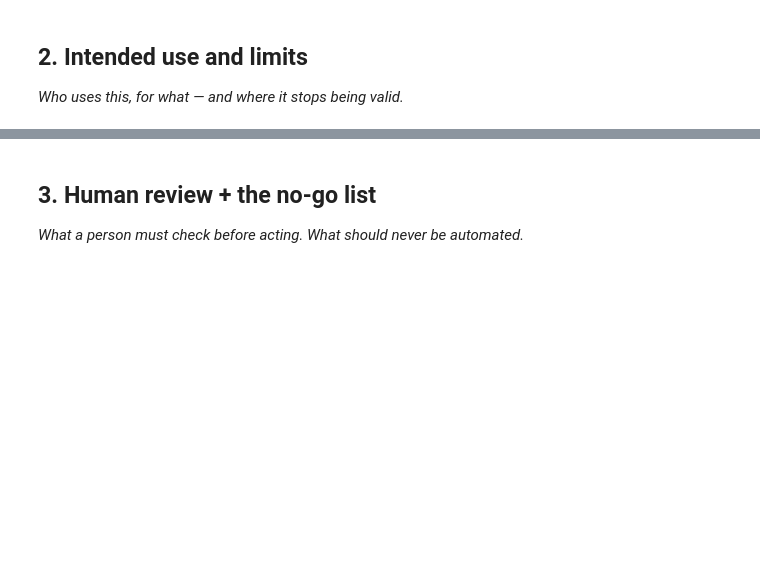
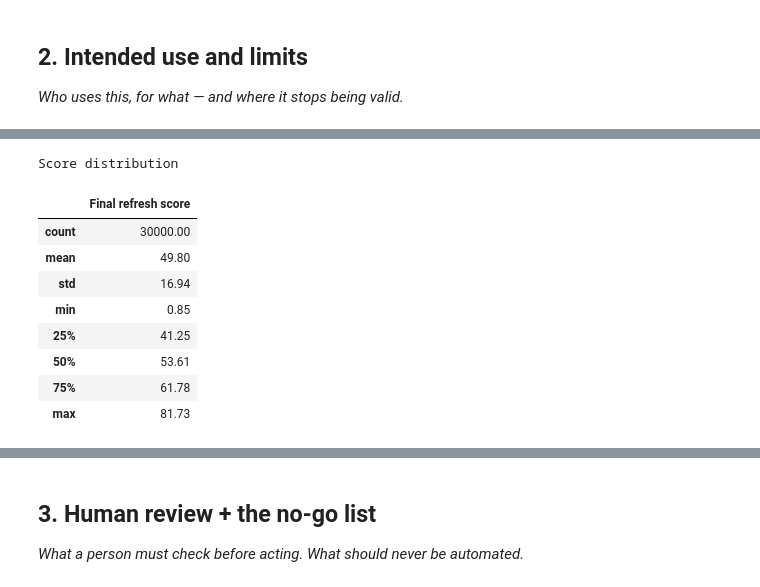
Before and after one commit to rashmita-21/Flyrank-ML-Internship, a Jupyter notebook: work/notebooks/w07_action_playbook.ipynb, the cells around one changed output, grey strips where cells are left out. Drawn from its saved outputs; the diff is of its cells as text; code cells hidden in the pictures; blank space fills up the shorter version.

```diff
--- a/work/notebooks/w07_action_playbook.ipynb
+++ b/work/notebooks/w07_action_playbook.ipynb
@@ -22,0 +466,80 @@ This skeleton is yours to fill. Work the sections **in order** — each one has
+# %%
+# Section 2: Summarize intended use, score interpretation, and queue limits.
+
+assert "ranked_queue" in globals(), (
+    "Run Section 1 first to create ranked_queue."
+)
+
+# Show the queue's score distribution and review workload.
+score_summary = ranked_queue["final_refresh_score"].describe().to_frame(
+    "Final refresh score"
+)
+
+confidence_summary = (
+    ranked_queue["confidence"]
+    .value_counts(dropna=False)
+    .rename_axis("Confidence")
+    .to_frame("Pages")
+)
+
+action_summary = (
+    ranked_queue["suggested_action"]
+    .value_counts(dropna=False)
+    .rename_axis("Suggested action")
+    .to_frame("Pages")
+)
+
+print("Score distribution")
+display(score_summary.round(2))
+
+print("Confidence distribution")
+display(confidence_summary)
+
+print("Suggested action distribution")
+display(action_summary)
+
+# Document the score interpretation for reproducibility.
+score_definition = {
+    "score_name": "final_refresh_score",
+    "formula": (
+        "100 * (0.70 * best_model_probability "
+        "+ 0.30 * baseline_score_normalized)"
+    ),
+    "interpretation": (
+        "Relative prioritization score for human review; "
+        "not probability of refresh success."
+    ),
+    "intended_use": (
+        "Prioritize existing content pages for human review."
+    ),
+    "not_intended_for": [
+        "Automatic publishing",
+        "Automatic content editing",
+        "Automatic deletion or redirection",
+        "Guaranteeing traffic recovery",
+        "Predicting Google ranking decisions",
+    ],
+    "review_required": True,
+    "production_status": "Non-production decision-support prototype",
+}
+
+import json
+
+metadata_path = WEEK7_OUTPUT_DIR / "action_playbook_metadata.json"
+
+with open(metadata_path, "w", encoding="utf-8") as f:
+    json.dump(score_definition, f, indent=2)
+
+print("Action-playbook metadata saved to:")
+print(metadata_path)
+# %% [output]
+Score distribution
+|  | Final refresh score |
+| count | 30000.00 |
+| mean | 49.80 |
+| std | 16.94 |
+| min | 0.85 |
+| 25% | 41.25 |
+| 50% | 53.61 |
+| 75% | 61.78 |
+| max | 81.73 |
```
Also changed, not shown: parts of 16 cells of this notebook.
